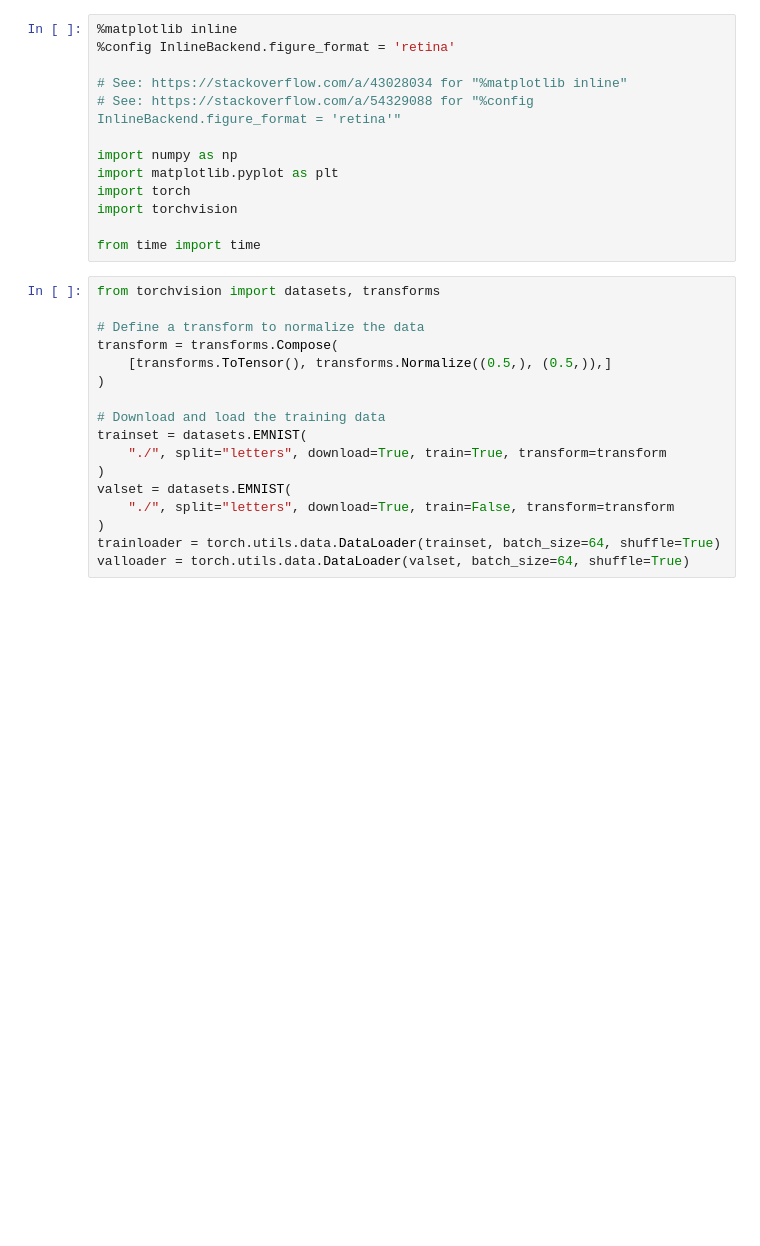
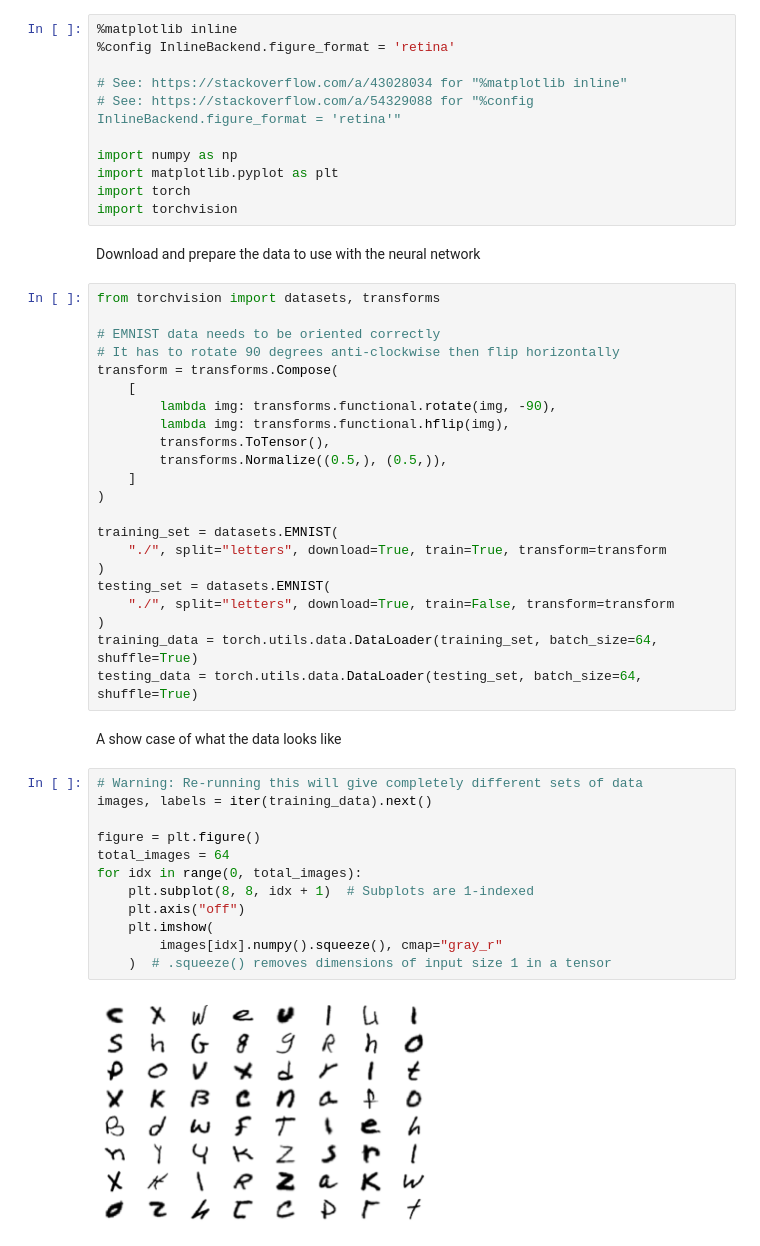
Before and after one commit to nootify/tf-slope-intercept, a Jupyter notebook: torch_letter.ipynb, the cells around one changed output. Drawn from its saved outputs; the diff is of its cells as text; blank space fills up the shorter version.

```diff
--- a/torch_letter.ipynb
+++ b/torch_letter.ipynb
@@ -9,22 +11,43 @@ import numpy as np
 import matplotlib.pyplot as plt
 import torch
 import torchvision
-
-from time import time
+# %% [markdown]
+Download and prepare the data to use with the neural network
 # %%
 from torchvision import datasets, transforms
 
-# Define a transform to normalize the data
+# EMNIST data needs to be oriented correctly
+# It has to rotate 90 degrees anti-clockwise then flip horizontally
 transform = transforms.Compose(
-    [transforms.ToTensor(), transforms.Normalize((0.5,), (0.5,)),]
+    [
+        lambda img: transforms.functional.rotate(img, -90),
+        lambda img: transforms.functional.hflip(img),
+        transforms.ToTensor(),
+        transforms.Normalize((0.5,), (0.5,)),
+    ]
 )
 
-# Download and load the training data
-trainset = datasets.EMNIST(
+training_set = datasets.EMNIST(
     "./", split="letters", download=True, train=True, transform=transform
 )
-valset = datasets.EMNIST(
+testing_set = datasets.EMNIST(
     "./", split="letters", download=True, train=False, transform=transform
 )
-trainloader = torch.utils.data.DataLoader(trainset, batch_size=64, shuffle=True)
-valloader = torch.utils.data.DataLoader(valset, batch_size=64, shuffle=True)
+training_data = torch.utils.data.DataLoader(training_set, batch_size=64, shuffle=True)
+testing_data = torch.utils.data.DataLoader(testing_set, batch_size=64, shuffle=True)
+# %% [markdown]
+A show case of what the data looks like
+# %%
+# Warning: Re-running this will give completely different sets of data
+images, labels = iter(training_data).next()
+
+figure = plt.figure()
+total_images = 64
+for idx in range(0, total_images):
+    plt.subplot(8, 8, idx + 1)  # Subplots are 1-indexed
+    plt.axis("off")
+    plt.imshow(
+        images[idx].numpy().squeeze(), cmap="gray_r"
+    )  # .squeeze() removes dimensions of input size 1 in a tensor
+# %% [output]
+[figure, added]
```
Also changed, not shown: parts of 11 cells of this notebook.
